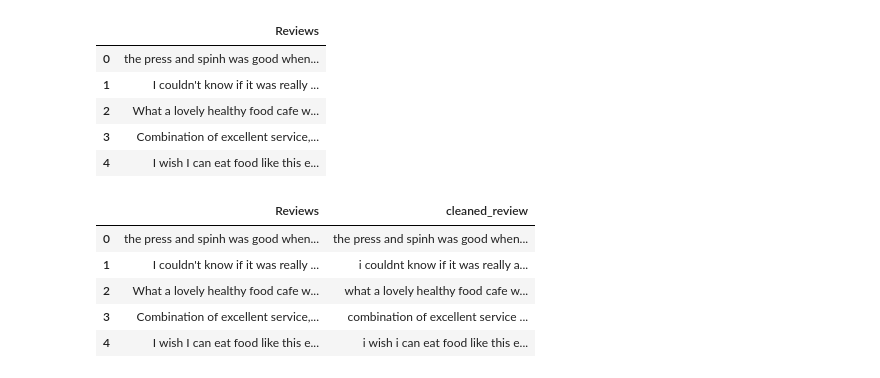
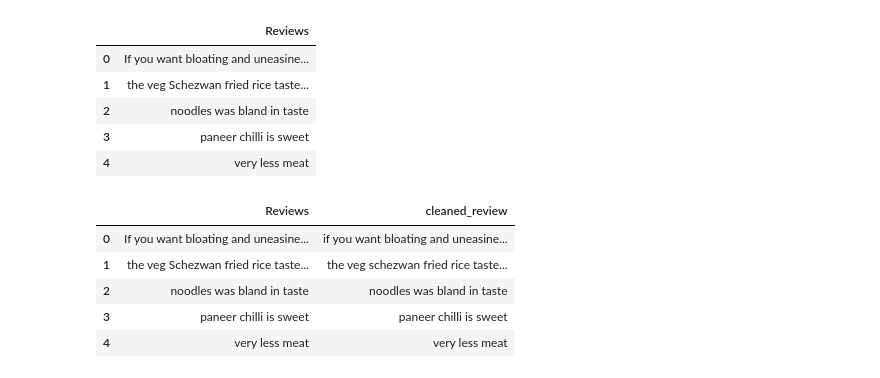
Before and after one commit to Annarhysa/Insighter, a Jupyter notebook: Zomato_food_reviews/Analysis/report.ipynb, the cells around one changed output. Drawn from its saved outputs; the diff is of its cells as text; code cells hidden in the pictures.

```diff
--- a/Zomato_food_reviews/Analysis/report.ipynb
+++ b/Zomato_food_reviews/Analysis/report.ipynb
@@ -15,15 +15,15 @@ csv_directory = "C:/Users/annar/OneDrive/Desktop/Visual Studio/GitHub/Projects2/
 os.chdir(csv_directory)
 # %%
 # Load the CSV dataset
-data = pd.read_csv("./csv_files/cafepress_n_spin_h.csv")
+data = pd.read_csv("./csv_files/the_himalayan_cafe.csv")
 data.head()
 # %% [output]
 |  | Reviews |
-| 0 | the press and spinh was good when... |
-| 1 | I couldn't know if it was really ... |
-| 2 | What a lovely healthy food cafe w... |
-| 3 | Combination of excellent service,... |
-| 4 | I wish I can eat food like this e... |
+| 0 | If you want bloating and uneasine... |
+| 1 | the veg Schezwan fried rice taste... |
+| 2 | noodles was bland in taste |
+| 3 | paneer chilli is sweet |
+| 4 | very less meat |
 # %%
 #function to convert txt files to list
 def converting_to_list(path):
@@ -218,11 +218,11 @@ data["cleaned_review"] = data["Reviews"].apply(lambda x: re.sub(r"[^a-zA-Z0-9\s]
 data.head()
 # %% [output]
 |  | Reviews | cleaned_review |
-| 0 | the press and spinh was good when... | the press and spinh was good when... |
-| 1 | I couldn't know if it was really ... | i couldnt know if it was really a... |
-| 2 | What a lovely healthy food cafe w... | what a lovely healthy food cafe w... |
-| 3 | Combination of excellent service,... | combination of excellent service ... |
-| 4 | I wish I can eat food like this e... | i wish i can eat food like this e... |
+| 0 | If you want bloating and uneasine... | if you want bloating and uneasine... |
+| 1 | the veg Schezwan fried rice taste... | the veg schezwan fried rice taste... |
+| 2 | noodles was bland in taste | noodles was bland in taste |
+| 3 | paneer chilli is sweet | paneer chilli is sweet |
+| 4 | very less meat | very less meat |
 # %%
 #converting cleaned data to list
 data_list = []
```
Also changed, not shown: parts of 4 cells of this notebook.
